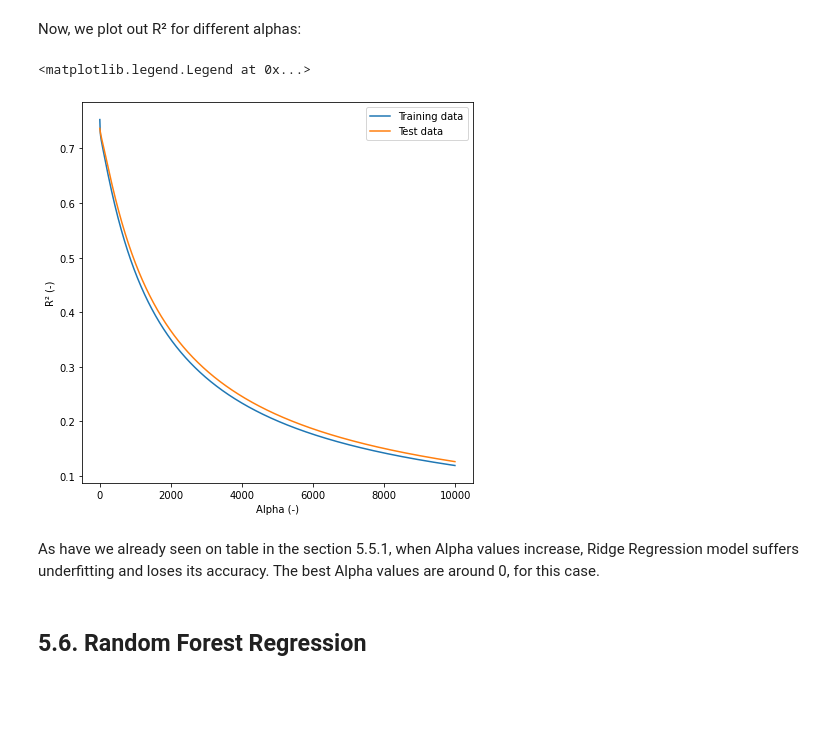
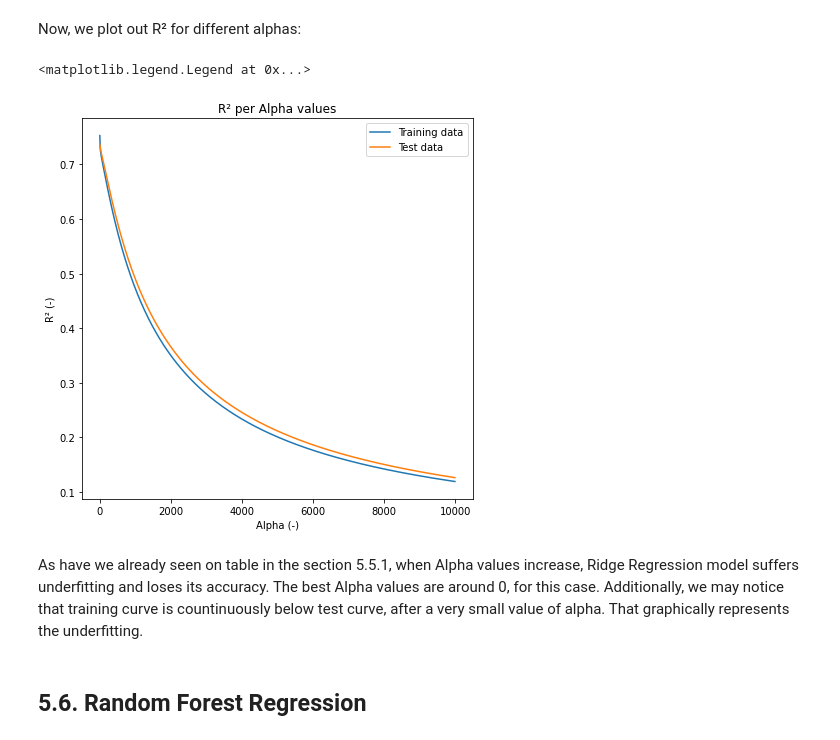
Before and after one commit to lucasquemelli/House_Rocket_Machine_Learning, a Jupyter notebook: House_Rocket_ML.ipynb, the cells around one changed output. Drawn from its saved outputs; the diff is of its cells as text; code cells hidden in the pictures; blank space fills up the shorter version.

```diff
--- a/House_Rocket_ML.ipynb
+++ b/House_Rocket_ML.ipynb
@@ -1838,6 +1838,41 @@ def ridge_reg():
 
   return evaluation
 
+def best_alpha():
+  ridge_regression = Ridge(alpha=0.01)
+
+  estimator_ridge = ridge_regression.fit(x_train_scaled, y_train)
+
+  predictions_ridge_train = estimator_ridge.predict(x_train_scaled)
+  predictions_ridge_test = estimator_ridge.predict(x_test_scaled)
+
+  return predictions_ridge_train, predictions_ridge_test
+
+def model_visualization(data_analysis):
+  plt.figure(figsize=(14,6))
+
+  plt.subplot(121)
+  ax1 = sns.distplot(data_analysis['price'], hist=False, color='r', label="Actual values")
+  sns.distplot(predictions_ridge_train, hist=False, color='b', label="Fitted values", ax=ax1)
+  plt.title("Distribution plot: Actual vs Fitted values for price")
+  plt.xlabel("Price (USD)")
+  plt.ylabel("Scaled features for training set")
+  plt.legend(title="Price distribution", loc="upper right", labels=["Actual values","Fitted values"])
+
+
+  plt.subplot(122)
+  ax2 = sns.distplot(data_analysis['price'], hist=False, color='r', label="Actual values")
+  sns.distplot(predictions_ridge_test, hist=False, color='b', label="Fitted values", ax=ax2)
+  plt.title("Distribution plot: Actual vs Fitted values for price")
+  plt.xlabel("Price (USD)")
+  plt.ylabel("Scaled features for test set")
+  plt.legend(title="Price distribution", loc="upper right", labels=["Actual values","Fitted values"])
+
+  plt.show()
+  plt.close()
+
+  return None
+
 if __name__ == '__main__':
   target, features = target_features()
 
@@ -1846,3 +1881,7 @@ if __name__ == '__main__':
   scale, x_train_scaled, x_test_scaled = data_normalize(x_train, x_test)
 
   evaluation = ridge_reg()
+
+  predictions_ridge_train, predictions_ridge_test = best_alpha()
+
+  model_visualization(data_analysis)
@@ -1889,16 +1942,17 @@ Now, we plot out R² for different alphas:
 # %%
 plt.figure(figsize=(7,7))
 
 plt.plot(Alpha, r2_train, label="Training data")
 plt.plot(Alpha, r2_test, label="Test data")
+plt.title("R² per Alpha values")
 plt.xlabel("Alpha (-)")
 plt.ylabel("R² (-)")
 plt.legend()
 # %% [output]
 <matplotlib.legend.Legend at 0x...>
-[figure, old version]
+[figure, new version]
 # %% [markdown]
-As have we already seen on table in the section 5.5.1, when Alpha values increase, Ridge Regression model suffers underfitting and loses its accuracy. The best Alpha values are around 0, for this case.
+As have we already seen on table in the section 5.5.1, when Alpha values increase, Ridge Regression model suffers underfitting and loses its accuracy. The best Alpha values are around 0, for this case. Additionally, we may notice that training curve is countinuously below test curve, after a very small value of alpha. That graphically represents the underfitting.
 # %% [markdown]
 ## 5.6. Random Forest Regression
 # %% [markdown]
```
Also changed, not shown: parts of 8 cells of this notebook.
